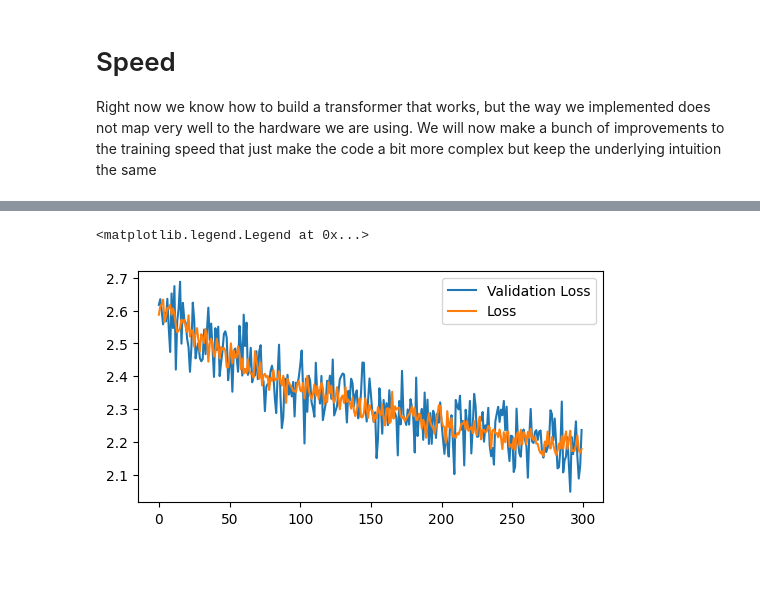
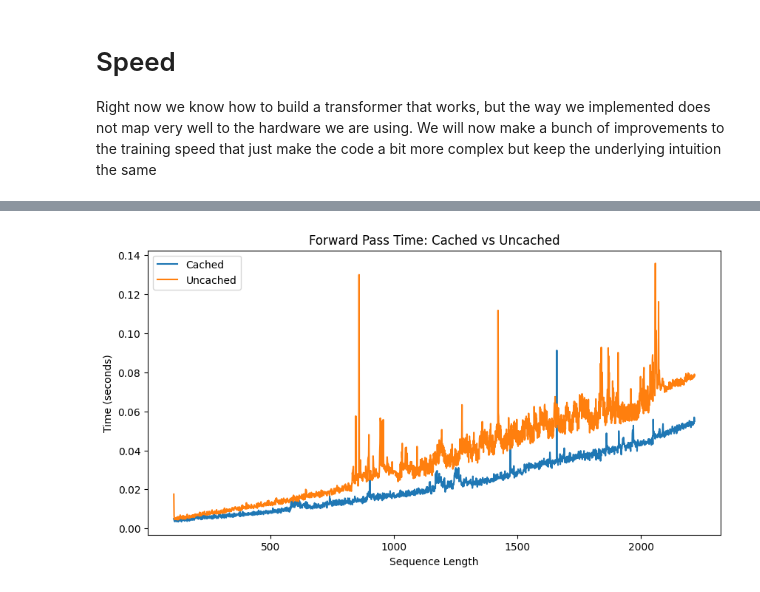
Before and after one commit to LucaM185/GPTs-from-scratch, a Jupyter notebook: 7 - Attention.ipynb, the cells around one changed output, grey strips where cells are left out. Cells and saved outputs as stored; diff of their text form; code cells hidden in the pictures; blank space fills up the shorter version.

Commit message:
Testing the kv cache

```diff
--- a/7 - Attention.ipynb
+++ b/7 - Attention.ipynb
@@ -488,9 +375,71 @@ KeyboardInterrupt:
-# %%
-# Plot train and validation loss
-plt.figure(figsize=(6, 3))
-plt.plot(vlossi[100:], label='Validation Loss')
-plt.plot(lossi[100:], label='Loss')
-plt.legend()
-# %% [output]
-<matplotlib.legend.Legend at 0x...>
-[figure, removed]
+# %%
+class KVAttention(nn.Module):
+    def __init__(self, emb_size):
+        super(KVAttention, self).__init__()
+        self.emb_size = emb_size
+
+        self.keys = nn.Linear(emb_size, emb_size)
+        self.queries = nn.Linear(emb_size, emb_size)
+        self.values = nn.Linear(emb_size, emb_size)
+
+        self.cache_k = None
+        self.cache_v = None
+
+    def compute_kv(self, x):
+        self.cache_k = self.keys(x)
+        self.cache_v = self.values(x)
+
+    def update_kv(self, x):
+        self.cache_k = torch.cat([self.cache_k, self.keys(x[:, -1, :]).unsqueeze(1)], dim=1)
+        self.cache_v = torch.cat([self.cache_v, self.values(x[:, -1, :]).unsqueeze(1)], dim=1)
+
+    def forward(self, x, allow_cache=True):
+        if self.cache_k is not None and allow_cache:
+            self.update_kv(x)
+        else:
+            self.compute_kv(x)
+
+        q = self.queries(x)
+        similarity = self.cache_k @ q.transpose(-2, -1)/(self.emb_size**0.5)
+
+        # By masking the attention we make sure that current tokens can't see future tokens, this allows us to train
+        # the model with the entire sequence instead of a single token at a time. We call this "casual" attention
+        similarity[torch.tril(torch.ones_like(similarity)) == 0] = float("-inf")
+        similarity = torch.softmax(similarity, dim = -1)
+
+        attention = similarity @ self.cache_v
+        return attention
+
+# Run test on 10 predictions to test for correctness
+
+N = 2048
+input = torch.randn(1, 4096, N)
+att = KVAttention(emb_size=N)
+
+import matplotlib.pyplot as plt
+from time import time
+
+times_cached = []
+times_uncached = []
+sequence_lengths = list(range(108,2218))
+
+for i in sequence_lengths:
+    t0 = time()
+    att.forward(input[:, :i, :], allow_cache=True)
+    times_cached.append(time() - t0)
+
+for i in sequence_lengths:
+    t1 = time()
+    att.forward(input[:, :i, :], allow_cache=False)
+    times_uncached.append(time() - t1)
+
+plt.figure(figsize=(10,5))
+plt.plot(sequence_lengths, times_cached, label='Cached')
+plt.plot(sequence_lengths, times_uncached, label='Uncached')
+plt.xlabel('Sequence Length')
+plt.ylabel('Time (seconds)')
+plt.title('Forward Pass Time: Cached vs Uncached')
+plt.legend()
+plt.show()
+# %% [output]
+[figure, added]
```
Also changed, not shown: parts of 6 cells of this notebook, 1 other file.
